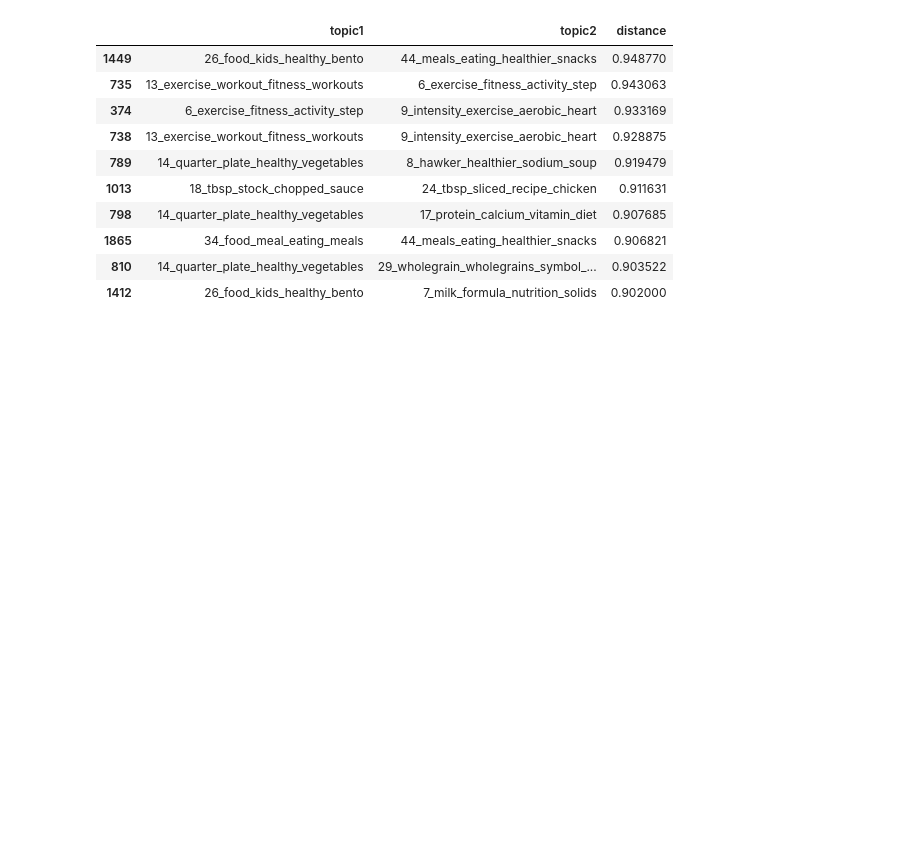
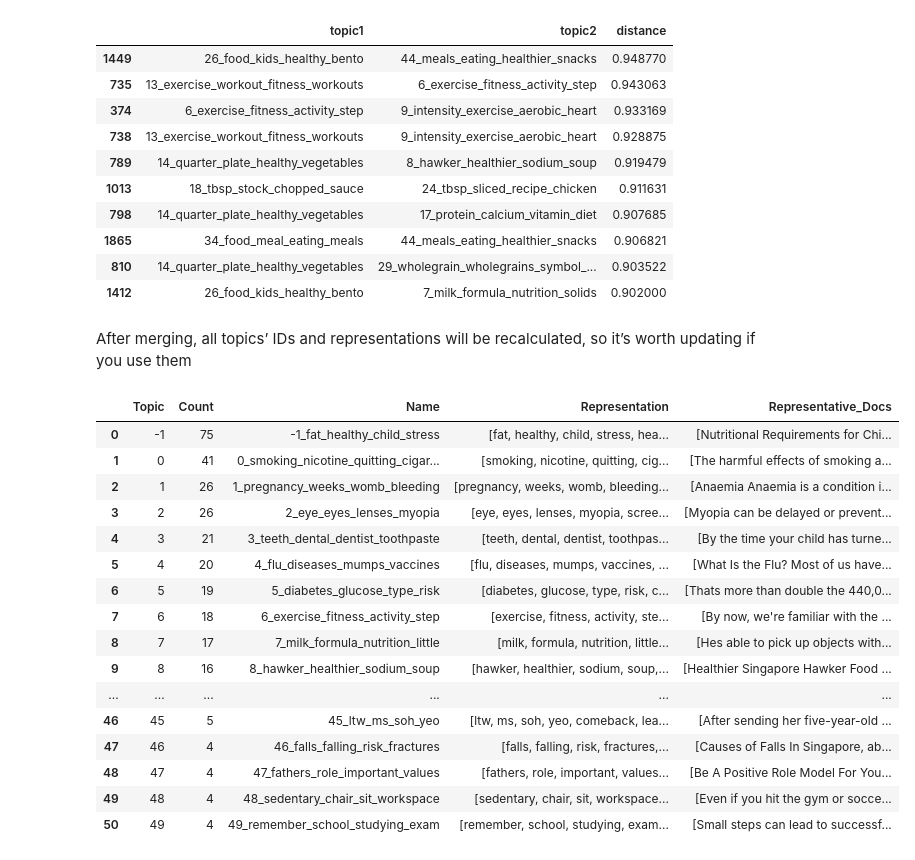
Before and after one commit to sixiannn/topic_modelling, a Jupyter notebook: notebooks/bertopic.ipynb, the cells around one changed output. Drawn from its saved outputs; the diff is of its cells as text; code cells hidden in the pictures; blank space fills up the shorter version.

```diff
--- a/notebooks/bertopic.ipynb
+++ b/notebooks/bertopic.ipynb
@@ -241,3 +241,5 @@ pair_dist_df.sort_values('distance', ascending = False).head(10)
 | 1865 | 34_food_meal_eating_meals | 44_meals_eating_healthier_snacks | 0.906821 |
 | 810 | 14_quarter_plate_healthy_vegetables | 29_wholegrain_wholegrains_symbol_... | 0.903522 |
 | 1412 | 26_food_kids_healthy_bento | 7_milk_formula_nutrition_solids | 0.902000 |
+# %% [markdown]
+After merging, all topics’ IDs and representations will be recalculated, so it’s worth updating if you use them
@@ -243,0 +248,20 @@ pair_dist_df.sort_values('distance', ascending = False).head(10)
+# %%
+topic_model.get_topic_info()
+# %% [output]
+|  | Topic | Count | Name | Representation | Representative_Docs |
+| 0 | -1 | 75 | -1_fat_healthy_child_stress | [fat, healthy, child, stress, hea... | [Nutritional Requirements for Chi... |
+| 1 | 0 | 41 | 0_smoking_nicotine_quitting_cigar... | [smoking, nicotine, quitting, cig... | [The harmful effects of smoking a... |
+| 2 | 1 | 26 | 1_pregnancy_weeks_womb_bleeding | [pregnancy, weeks, womb, bleeding... | [Anaemia Anaemia is a condition i... |
+| 3 | 2 | 26 | 2_eye_eyes_lenses_myopia | [eye, eyes, lenses, myopia, scree... | [Myopia can be delayed or prevent... |
+| 4 | 3 | 21 | 3_teeth_dental_dentist_toothpaste | [teeth, dental, dentist, toothpas... | [By the time your child has turne... |
+| 5 | 4 | 20 | 4_flu_diseases_mumps_vaccines | [flu, diseases, mumps, vaccines, ... | [What Is the Flu? Most of us have... |
+| 6 | 5 | 19 | 5_diabetes_glucose_type_risk | [diabetes, glucose, type, risk, c... | [Thats more than double the 440,0... |
+| 7 | 6 | 18 | 6_exercise_fitness_activity_step | [exercise, fitness, activity, ste... | [By now, we're familiar with the ... |
+| 8 | 7 | 17 | 7_milk_formula_nutrition_little | [milk, formula, nutrition, little... | [Hes able to pick up objects with... |
+| 9 | 8 | 16 | 8_hawker_healthier_sodium_soup | [hawker, healthier, sodium, soup,... | [Healthier Singapore Hawker Food ... |
+| ... | ... | ... | ... | ... | ... |
+| 46 | 45 | 5 | 45_ltw_ms_soh_yeo | [ltw, ms, soh, yeo, comeback, lea... | [After sending her five-year-old ... |
+| 47 | 46 | 4 | 46_falls_falling_risk_fractures | [falls, falling, risk, fractures,... | [Causes of Falls In Singapore, ab... |
+| 48 | 47 | 4 | 47_fathers_role_important_values | [fathers, role, important, values... | [Be A Positive Role Model For You... |
+| 49 | 48 | 4 | 48_sedentary_chair_sit_workspace | [sedentary, chair, sit, workspace... | [Even if you hit the gym or socce... |
+| 50 | 49 | 4 | 49_remember_school_studying_exam | [remember, school, studying, exam... | [Small steps can lead to successf... |
```
Also changed, not shown: parts of 2 cells of this notebook, 2 other files.
